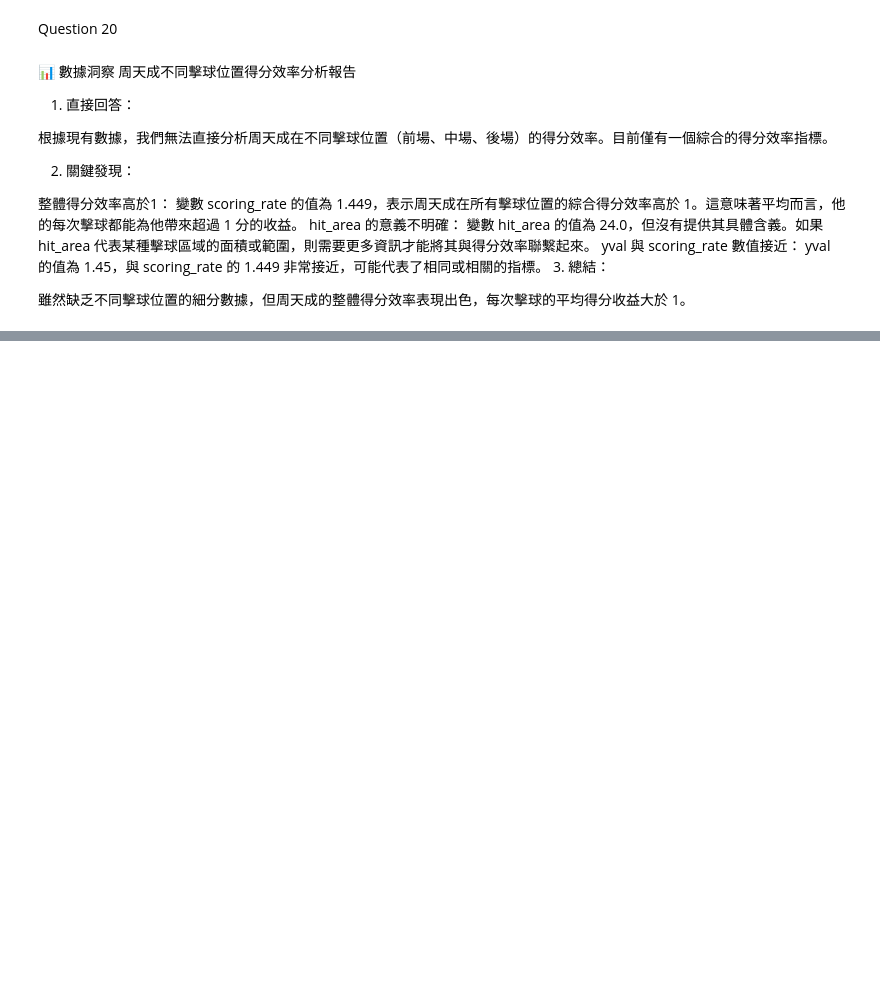
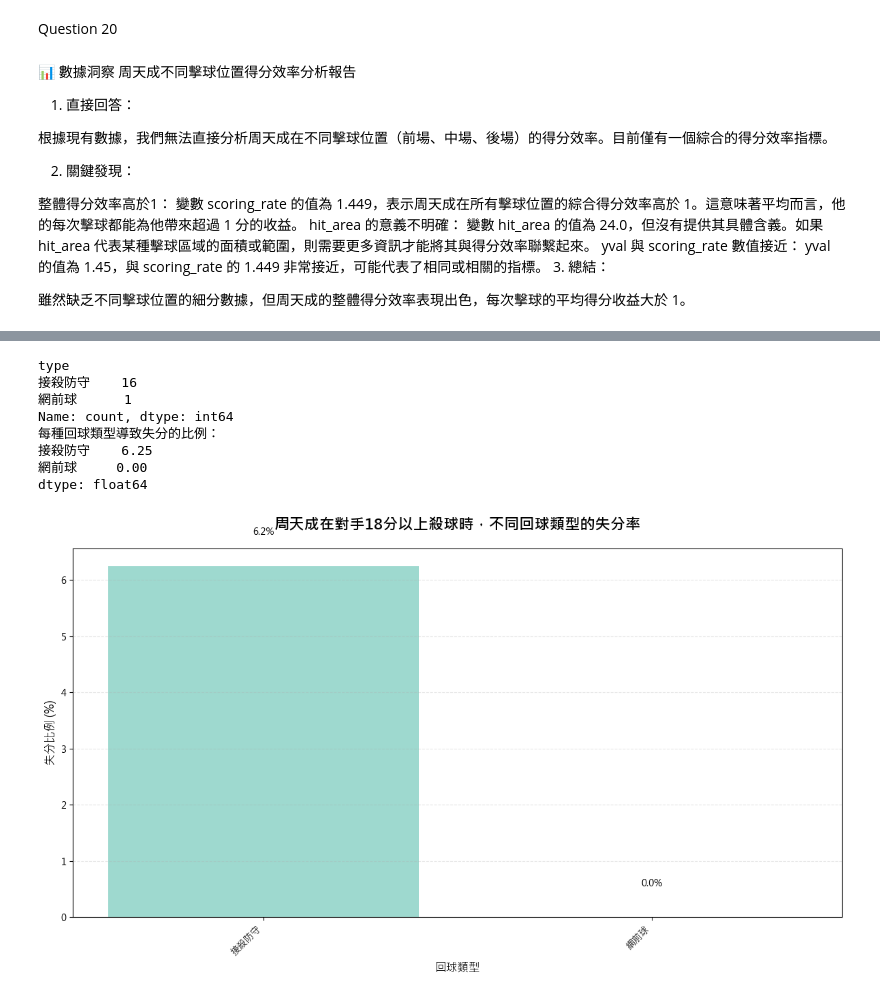
Before and after one commit to DanielTeng0811/BadmintonAI, a Jupyter notebook: question_answer.ipynb, the cells around one changed output, grey strips where cells are left out. Saved outputs shown, nothing was run; the diff lists cells and outputs as text; code cells hidden in the pictures; blank space fills up the shorter version.

```diff
--- a/question_answer.ipynb
+++ b/question_answer.ipynb
@@ -1645,0 +1648,80 @@ yval 與 scoring_rate 數值接近： yval 的值為 1.45，與 scoring_rate 的
+# %%
+import platform
+import matplotlib.pyplot as plt
+import pandas as pd
+
+# 字體設定
+system = platform.system()
+if system == 'Darwin':
+    plt.rcParams['font.sans-serif'] = ['Arial Unicode MS', 'PingFang TC', 'Heiti TC', 'sans-serif']
+elif system == 'Windows':
+    plt.rcParams['font.sans-serif'] = ['Microsoft JhengHei', 'SimHei', 'sans-serif']
+else:
+    plt.rcParams['font.sans-serif'] = ['Noto Sans CJK TC', 'WenQuanYi Micro Hei', 'sans-serif']
+plt.rcParams['axes.unicode_minus'] = False
+
+# 假設 df 已經讀取完成
+# 篩選對手在高比分時（≥18）且該拍為殺球
+opponent_smash = df[
+    (df['opponent_score'] >= 18) &
+    (df['player'] != 'CHOU Tien Chen') &
+    (df['type'] == '殺球')
+]
+
+# 找出對應的周天成回球（殺球的下一拍）
+next_shots = []
+for _, row in opponent_smash.iterrows():
+    next_shot = df[
+        (df['rally_id'] == row['rally_id']) &
+        (df['ball_round'] == row['ball_round'] + 1) &
+        (df['player'] == 'CHOU Tien Chen')
+    ]
+    if not next_shot.empty:
+        next_shots.append(next_shot)
+
+# 合併所有回球紀錄
+if next_shots:
+    chou_returns = pd.concat(next_shots, ignore_index=True)
+else:
+    chou_returns = pd.DataFrame()
+
+# 統計回球類型分佈
+chou_return_types = chou_returns['type'].value_counts()
+print(chou_return_types)
+# 計算失分率（lose_reason 非空表示該拍導致失分）
+lose_reason_ratios = {}
+for return_type, group in chou_returns.groupby('type'):
+    total = len(group)
+    lose = group['lose_reason'].notna().sum()
+    lose_reason_ratios[return_type] = (lose / total * 100) if total > 0 else 0
+
+lose_reason_ratios = pd.Series(lose_reason_ratios).sort_values(ascending=False)
+
+# 繪圖
+fig, ax = plt.subplots(figsize=(12, 7))
+colors = plt.cm.Set3.colors[:len(lose_reason_ratios)]
+bars = ax.bar(lose_reason_ratios.index, lose_reason_ratios.values, color=colors, alpha=0.85)
+
+for i, v in enumerate(lose_reason_ratios.values):
+    ax.text(i, v + 0.5, f'{v:.1f}%', ha='center', va='bottom', fontsize=10)
+
+ax.set_title('周天成在對手18分以上殺球時，不同回球類型的失分率', fontsize=16, fontweight='bold', pad=20)
+ax.set_xlabel('回球類型', fontsize=12)
+ax.set_ylabel('失分比例 (%)', fontsize=12)
+ax.set_xticks(range(len(lose_reason_ratios)))
+ax.set_xticklabels(lose_reason_ratios.index, rotation=45, ha='right', fontsize=10)
+ax.grid(True, alpha=0.3, linestyle='--', axis='y')
+plt.tight_layout()
+
+print("每種回球類型導致失分的比例：")
+print(lose_reason_ratios)
+# %% [output]
+type
+接殺防守    16
+網前球      1
+Name: count, dtype: int64
+每種回球類型導致失分的比例：
+接殺防守    6.25
+網前球     0.00
+dtype: float64
+[figure, added]
```
Also changed, not shown: parts of 11 cells of this notebook, 6 other files.
